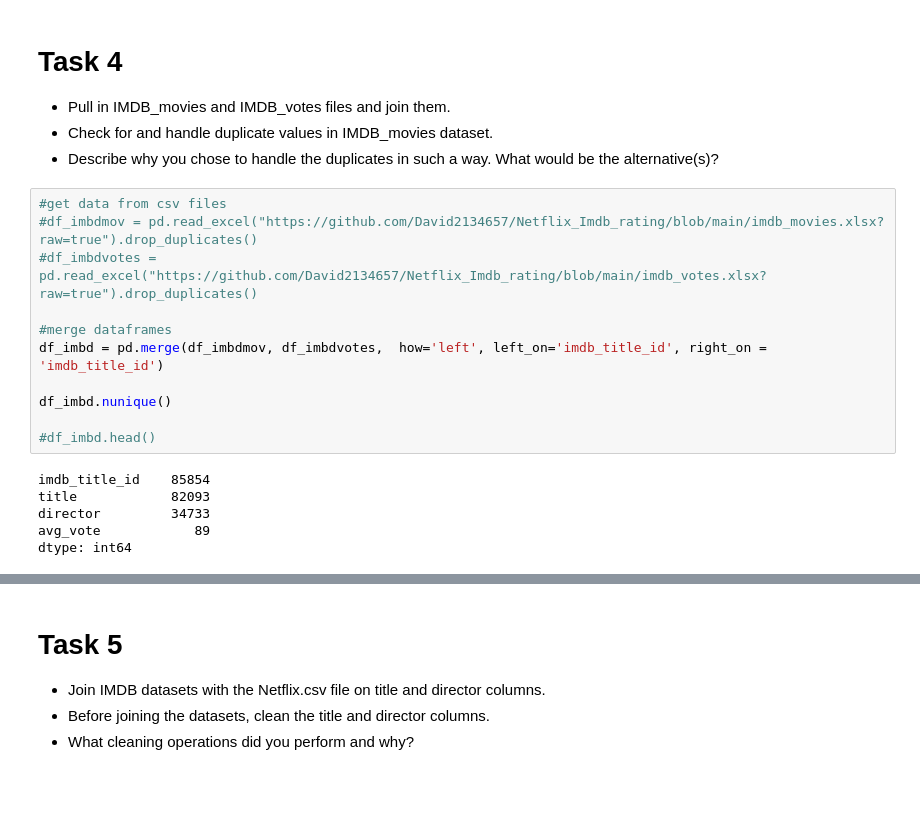
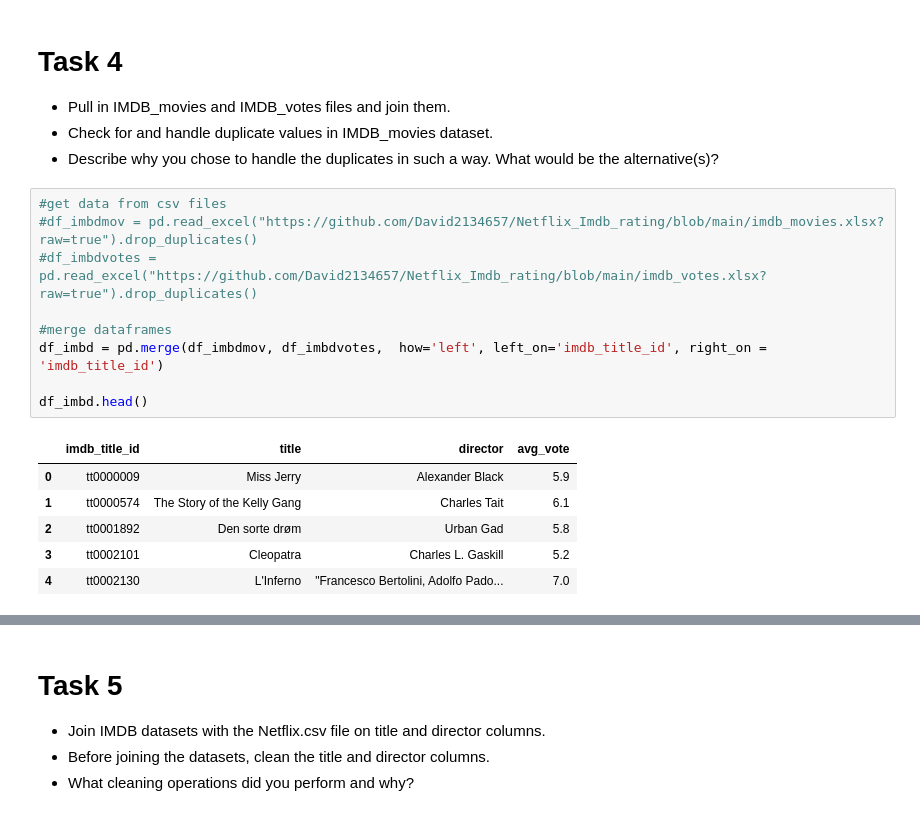
Before and after one commit to David2134657/Netflix_Imdb_rating, a Jupyter notebook: main_notebook.ipynb, the cells around one changed output, grey strips where cells are left out. Saved outputs shown, nothing was run; the diff lists cells and outputs as text; blank space fills up the shorter version.

```diff
--- a/main_notebook.ipynb
+++ b/main_notebook.ipynb
@@ -151,17 +151,16 @@ df_netflix.head()
 # %%
 #get data from csv files
 #df_imbdmov = pd.read_excel("https://github.com/David2134657/Netflix_Imdb_rating/blob/main/imdb_movies.xlsx?raw=true").drop_duplicates()
 #df_imbdvotes = pd.read_excel("https://github.com/David2134657/Netflix_Imdb_rating/blob/main/imdb_votes.xlsx?raw=true").drop_duplicates()
 
 #merge dataframes
 df_imbd = pd.merge(df_imbdmov, df_imbdvotes,  how='left', left_on='imdb_title_id', right_on = 'imdb_title_id')
 
-df_imbd.nunique()
-
-#df_imbd.head()
+df_imbd.head()
 # %% [output]
-imdb_title_id    85854
-title            82093
-director         34733
-avg_vote            89
-dtype: int64
+|  | imdb_title_id | title | director | avg_vote |
+| 0 | tt0000009 | Miss Jerry | Alexander Black | 5.9 |
+| 1 | tt0000574 | The Story of the Kelly Gang | Charles Tait | 6.1 |
+| 2 | tt0001892 | Den sorte drøm | Urban Gad | 5.8 |
+| 3 | tt0002101 | Cleopatra | Charles L. Gaskill | 5.2 |
+| 4 | tt0002130 | L'Inferno | "Francesco Bertolini, Adolfo Pado... | 7.0 |
```
Also changed, not shown: parts of 4 cells of this notebook.
